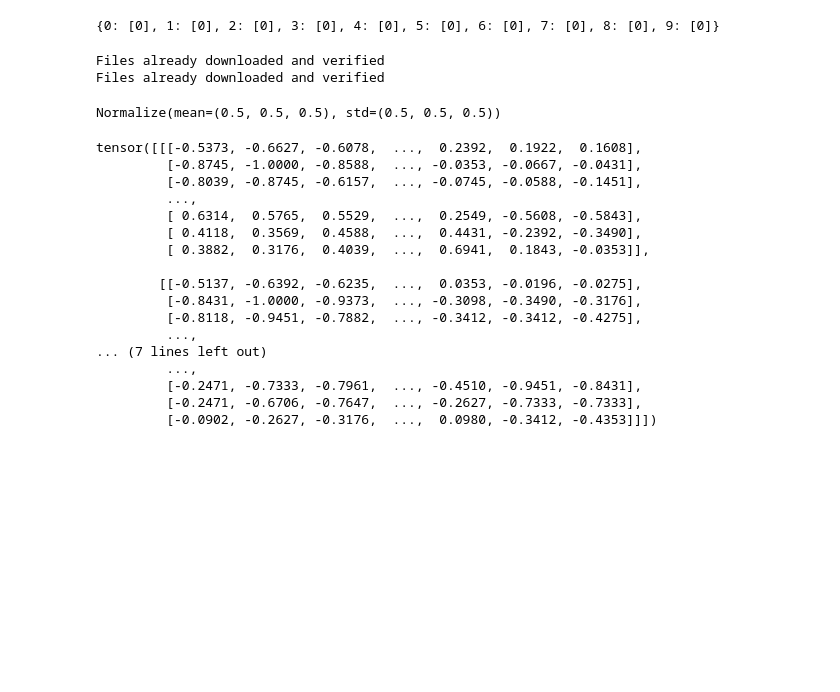
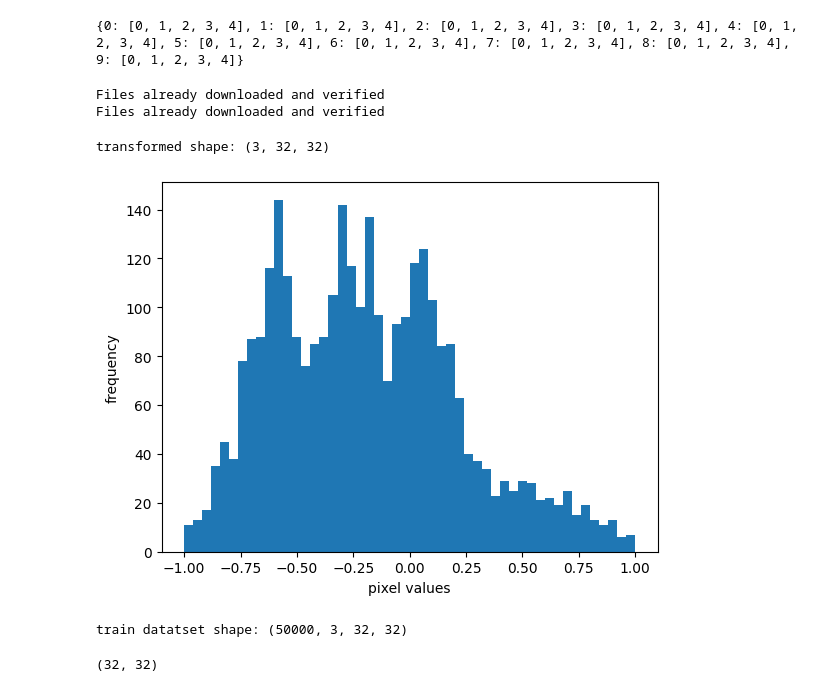
Before and after one commit to basemprince/F2U, a Jupyter notebook: main.ipynb, the cells around one changed output. Drawn from its saved outputs; the diff is of its cells as text; code cells hidden in the pictures; blank space fills up the shorter version.

```diff
--- a/main.ipynb
+++ b/main.ipynb
@@ -25,14 +31,10 @@ fid_batch_size = 20
 # %%
-num_workers = 1
-num_unique_users = num_workers
 num_classes = 10
-classes_per_user = 10
-
 logger = Logger(model_name='F2U',data_name='CIFAR10')
-dictionary = labels4clients(num_classes,classes_per_user,num_workers,num_unique_users,False)
+dictionary = labels4clients(num_classes,CLASSES_PER_USER,NUM_WORKERS,NUM_UNIQUE_USERS,random_seed=False)
 print(dictionary)
 # %% [output]
-{0: [0], 1: [0], 2: [0], 3: [0], 4: [0], 5: [0], 6: [0], 7: [0], 8: [0], 9: [0]}
+{0: [0, 1, 2, 3, 4], 1: [0, 1, 2, 3, 4], 2: [0, 1, 2, 3, 4], 3: [0, 1, 2, 3, 4], 4: [0, 1, 2, 3, 4], 5: [0, 1, 2, 3, 4], 6: [0, 1, 2, 3, 4], 7: [0, 1, 2, 3, 4], 8: [0, 1, 2, 3, 4], 9: [0, 1, 2, 3, 4]}
 # %%
 trans_cifar = transforms.Compose([transforms.ToTensor(), transforms.Normalize((0.5, 0.5, 0.5), (0.5, 0.5, 0.5))])
 # trans_cifar = transforms.Compose([transforms.ToTensor()])
@@ -50,29 +52,17 @@ for img in dataloader_test:
 # print(dataset.data[0])
 # print(dataset.transforms(dataset.data[0],transforms.ToTensor()))
 # print(dataset.transforms(dataset.data[0],trans_cifar))
-# %%
-normalized = transforms.Normalize((0.5,0.5,0.5),(0.5,0.5,0.5))
-print(normalized)
-trans_cifar(dataset.data[0])
-# %% [output]
-Normalize(mean=(0.5, 0.5, 0.5), std=(0.5, 0.5, 0.5))
-tensor([[[-0.5373, -0.6627, -0.6078,  ...,  0.2392,  0.1922,  0.1608],
-         [-0.8745, -1.0000, -0.8588,  ..., -0.0353, -0.0667, -0.0431],
-         [-0.8039, -0.8745, -0.6157,  ..., -0.0745, -0.0588, -0.1451],
-         ...,
-         [ 0.6314,  0.5765,  0.5529,  ...,  0.2549, -0.5608, -0.5843],
-         [ 0.4118,  0.3569,  0.4588,  ...,  0.4431, -0.2392, -0.3490],
-         [ 0.3882,  0.3176,  0.4039,  ...,  0.6941,  0.1843, -0.0353]],
-
-        [[-0.5137, -0.6392, -0.6235,  ...,  0.0353, -0.0196, -0.0275],
-         [-0.8431, -1.0000, -0.9373,  ..., -0.3098, -0.3490, -0.3176],
-         [-0.8118, -0.9451, -0.7882,  ..., -0.3412, -0.3412, -0.4275],
-         ...,
-... (7 lines left out)
-         ...,
-         [-0.2471, -0.7333, -0.7961,  ..., -0.4510, -0.9451, -0.8431],
-         [-0.2471, -0.6706, -0.7647,  ..., -0.2627, -0.7333, -0.7333],
-         [-0.0902, -0.2627, -0.3176,  ...,  0.0980, -0.3412, -0.4353]]])
+# %%
+transformed = trans_cifar(dataset.data[0]).cpu().detach().numpy()
+print("transformed shape:", transformed.shape)
+plt.figure('normalized data')
+plt.hist(transformed.ravel(), bins=50, density=False)
+plt.xlabel("pixel values")
+plt.ylabel("frequency")
+plt.show()
+# %% [output]
+transformed shape: (3, 32, 32)
+[figure, added]
 # %%
 # print(dataset.data.shape)
 # print(type(dataset))
@@ -82,5 +72,12 @@ tensor([[[-0.5373, -0.6627, -0.6078,  ...,  0.2392,  0.1922,  0.1608],
 # print(x)
 # %%
 x_train_normalized_np = np.empty((dataset.data.shape[0],dataset.data.shape[3],dataset.data.shape[1],dataset.data.shape[2]))
+print("train datatset shape:",x_train_normalized_np.shape)
 for i in range(len(dataset)):
     x_train_normalized_np[i] = trans_cifar(dataset.data[i])
+# %% [output]
+train datatset shape: (50000, 3, 32, 32)
+# %%
+x_train_normalized_np[0][0].shape
+# %% [output]
+(32, 32)
```
Also changed, not shown: parts of 13 cells of this notebook, 6 other files.
